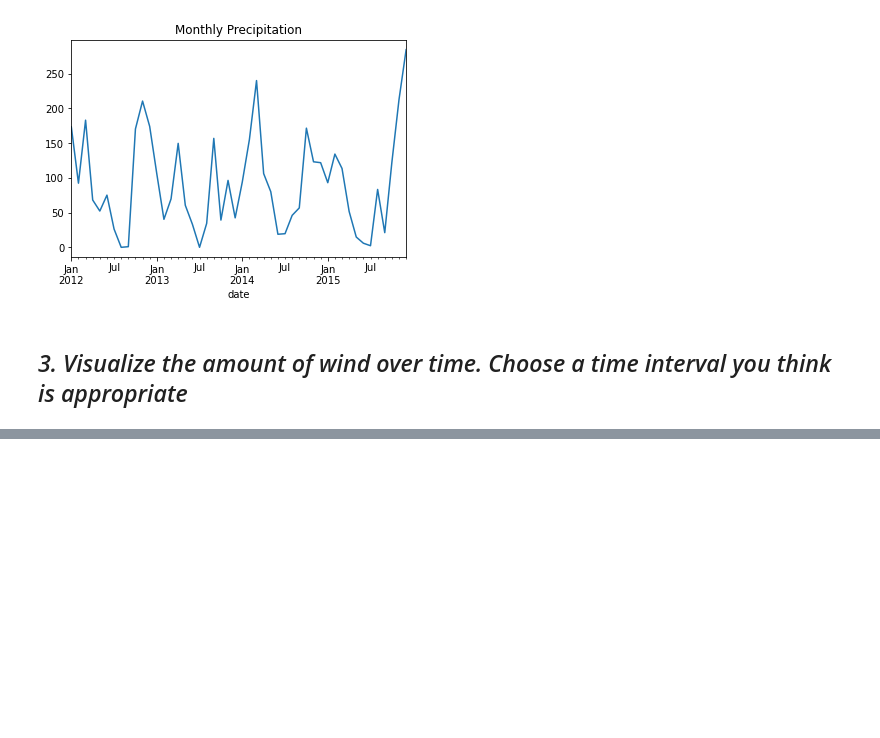
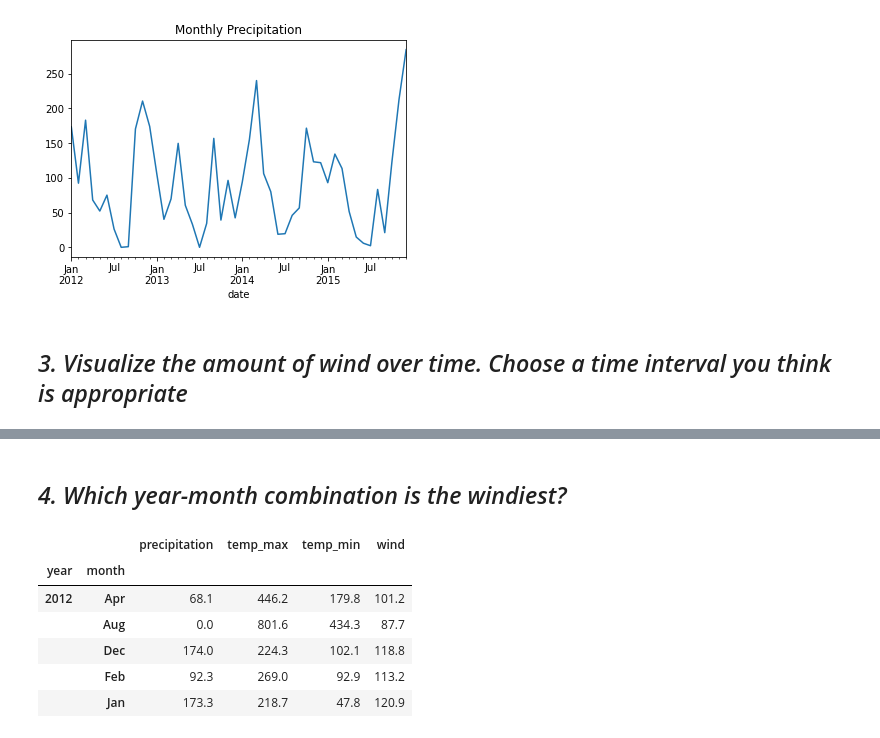
Before and after one commit to Severina7/time_series_exercises, a Jupyter notebook: working_with_time_series_data.ipynb, the cells around one changed output, grey strips where cells are left out. Saved outputs shown, nothing was run; the diff lists cells and outputs as text; code cells hidden in the pictures; blank space fills up the shorter version.

```diff
--- a/working_with_time_series_data.ipynb
+++ b/working_with_time_series_data.ipynb
@@ -371,0 +352,14 @@ seattle_weather.resample('2w').wind.mean().plot(title='Biweekly Average Wind')
+# %% [markdown]
+## *4. Which year-month combination is the windiest?*
+# %%
+# Getting the year and month index necessary
+
+seattle_weather.groupby(['year', 'month']).sum().head()
+# %% [output]
+|  |  | precipitation | temp_max | temp_min | wind |
+| year | month |  |  |  |  |
+| 2012 | Apr | 68.1 | 446.2 | 179.8 | 101.2 |
+|  | Aug | 0.0 | 801.6 | 434.3 | 87.7 |
+|  | Dec | 174.0 | 224.3 | 102.1 | 118.8 |
+|  | Feb | 92.3 | 269.0 | 92.9 | 113.2 |
+|  | Jan | 173.3 | 218.7 | 47.8 | 120.9 |
```
Also changed, not shown: parts of 17 cells of this notebook.
